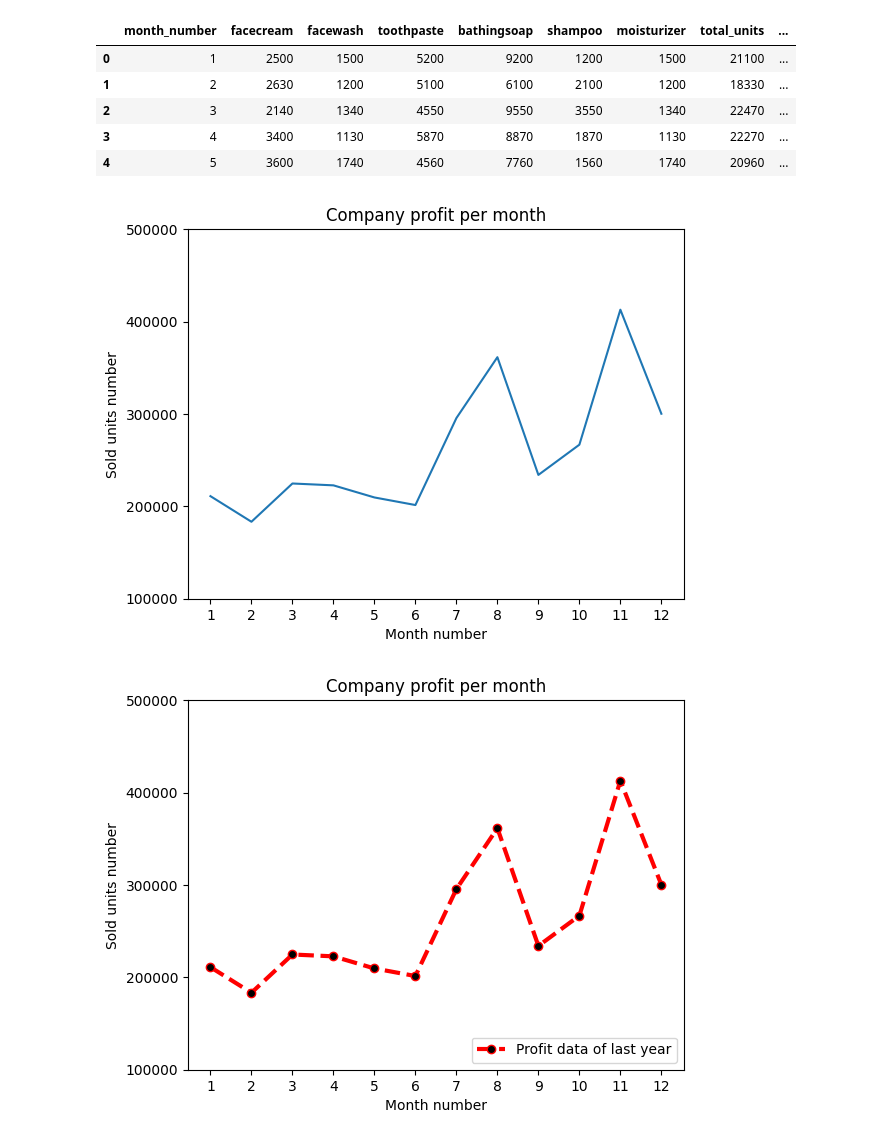
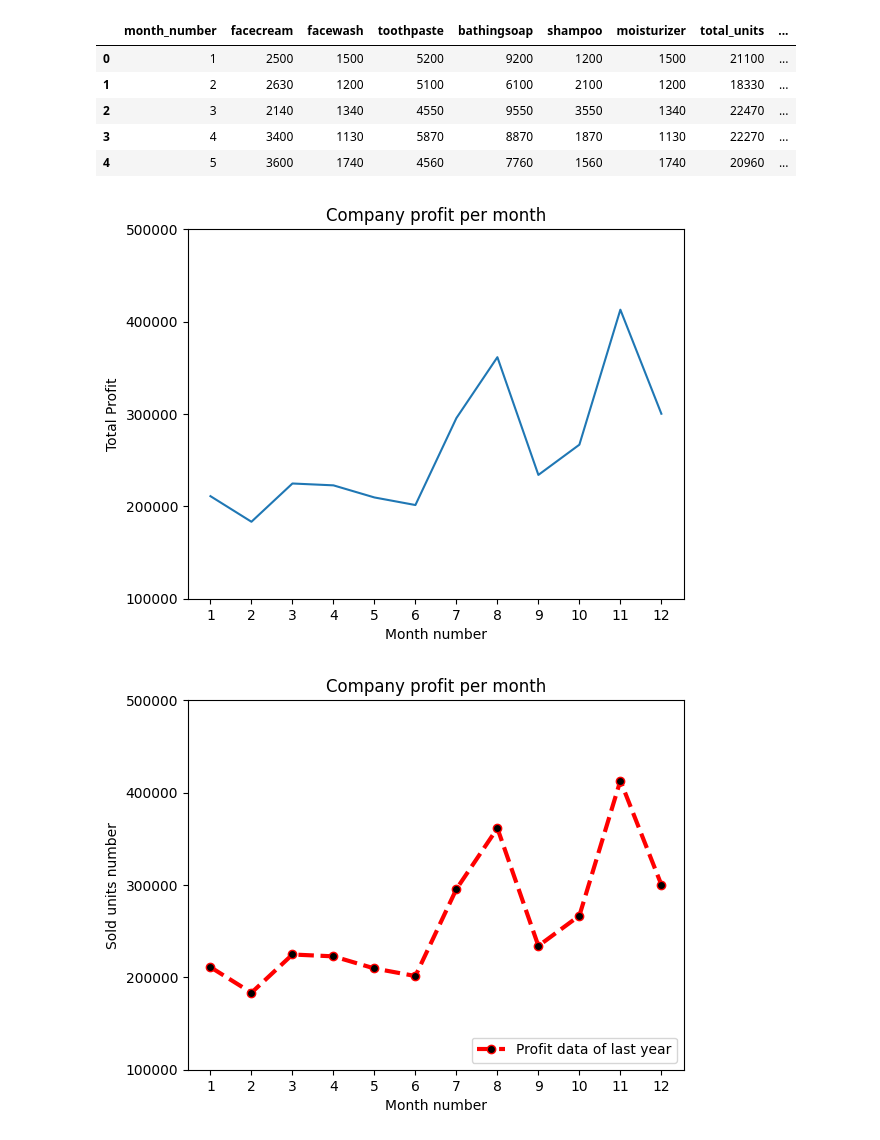
Before and after one commit to luhmont/INFS-772---Programming-for-Data-Analytics--Spring-2025-, a Jupyter notebook: Assignments/Assignment3/INFS772Assignment03.ipynb, the cells around one changed output. Drawn from its saved outputs; the diff is of its cells as text; code cells hidden in the pictures.

```diff
--- a/Assignments/Assignment3/INFS772Assignment03.ipynb
+++ b/Assignments/Assignment3/INFS772Assignment03.ipynb
@@ -15,18 +15,18 @@ companysales.head()
 # %%
 #Exercise 1: Read Total profit of all months and show it using a line plot
 
 x = companysales['month_number']
 y = companysales['total_profit']
 
 plt.plot(x,y)
 plt.xlabel("Month number")
 plt.xticks(np.arange(1,13,1))
-plt.ylabel("Sold units number")
+plt.ylabel("Total Profit")
 plt.yticks(np.arange(100000,600000,100000))
 plt.title("Company profit per month")
 plt.show()
 # %% [output]
-[figure, old version]
+[figure, new version]
 # %%
 #Exercise 2: Get Total profit of all months and show line plot with the following Style properties
 #Generated line plot must include following Style properties: –
```
Also changed, not shown: parts of 3 cells of this notebook.
